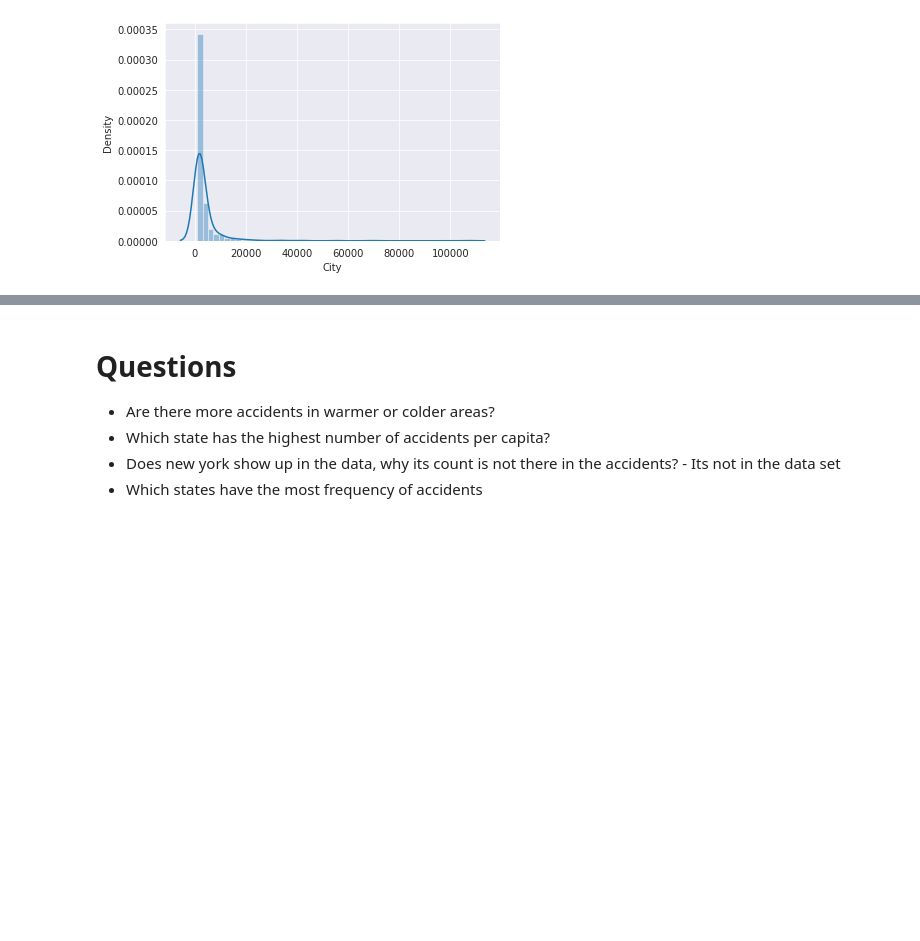
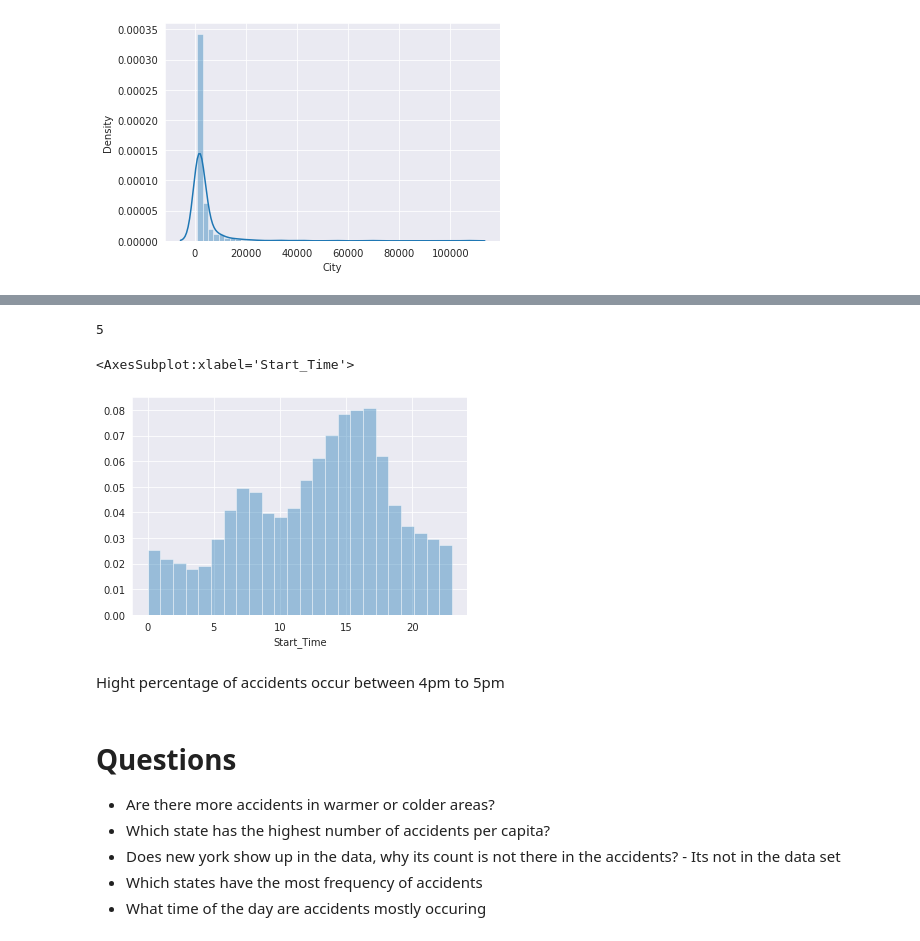
Before and after one commit to kevinlouisj/EDA_US_Accidents, a Jupyter notebook: us-accidents-eda.ipynb, the cells around one changed output, grey strips where cells are left out. Drawn from its saved outputs; the diff is of its cells as text; code cells hidden in the pictures; blank space fills up the shorter version.

```diff
--- a/us-accidents-eda.ipynb
+++ b/us-accidents-eda.ipynb
@@ -296,0 +341,3 @@ sns.distplot(high_accident_cities)
+# %%
+#to convert to date time formaṭ
+data_set.Start_Time = pd.to_datetime(data_set.Start_Time)
@@ -297,6 +348,19 @@ sns.distplot(high_accident_cities)
+# %%
+data_set.Start_Time[1].hour
+#we cannot use this data to obtain hours for the entire column
+# %% [output]
+5
+# %%
+sns.distplot(data_set.Start_Time.dt.hour, bins=24, kde=False, norm_hist=True)
+# %% [output]
+<AxesSubplot:xlabel='Start_Time'>
+[figure, added]
+# %% [markdown]
+Hight percentage of accidents occur between 4pm to 5pm
 # %% [markdown]
 # Questions
 * Are there more accidents in warmer or colder areas?
 * Which state has the highest number of accidents per capita?
 * Does new york show up in the data, why its count is not there in the accidents? - Its not in the data set
 * Which states have the most frequency of accidents
+* What time of the day are accidents mostly occuring
```
Also changed, not shown: parts of 9 cells of this notebook.
